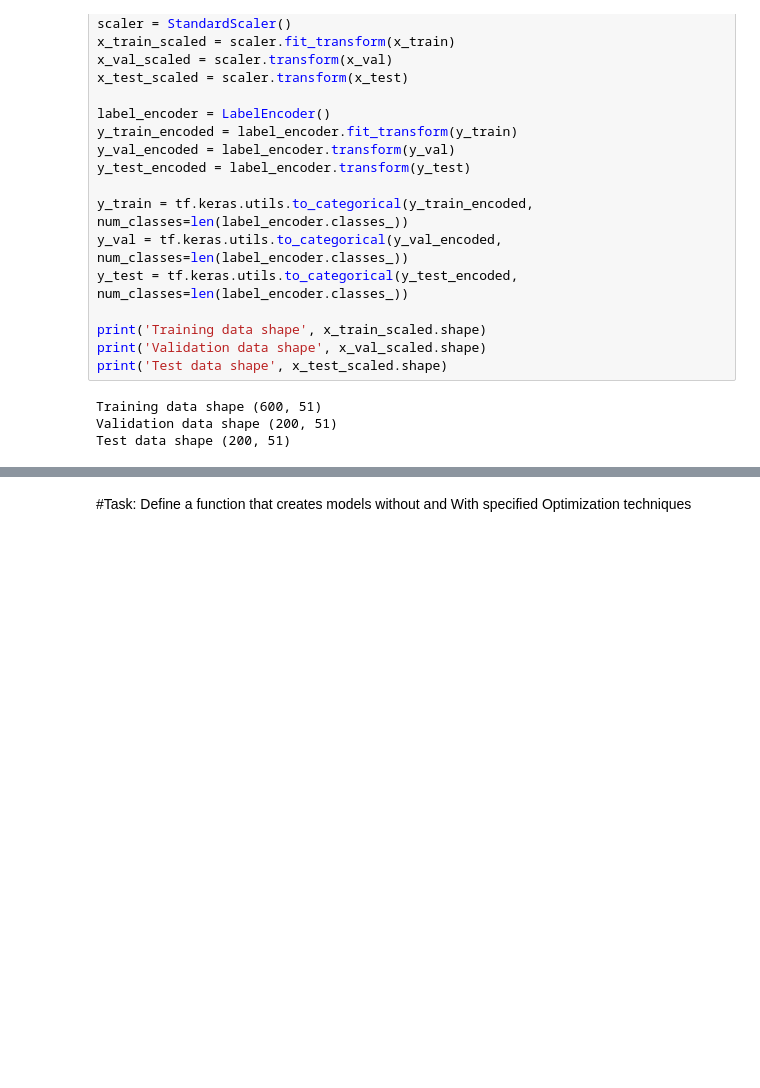
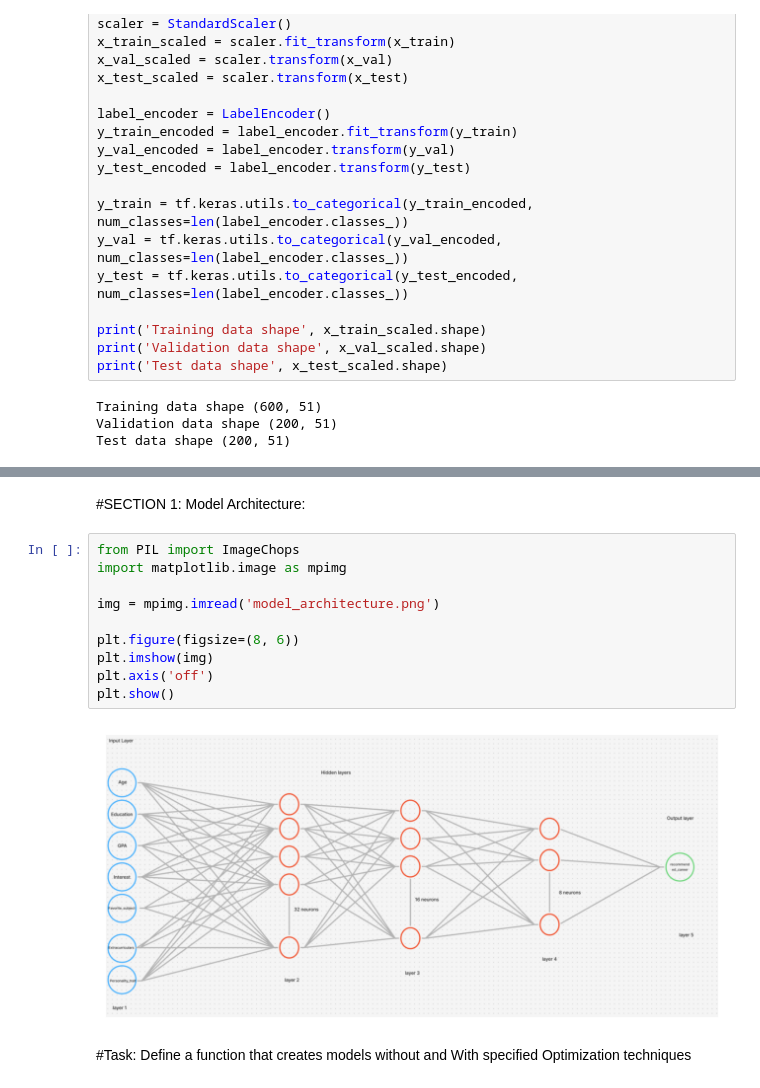
Before and after one commit to uwituzeb/summative-intro-to-ml, a Jupyter notebook: summative_Intro_to_ml_bernice_uwituze_assignment.ipynb, the cells around one changed output, grey strips where cells are left out. Cells and saved outputs as stored; diff of their text form; blank space fills up the shorter version.

Commit message:
add model architecture image

```diff
--- a/summative_Intro_to_ml_bernice_uwituze_assignment.ipynb
+++ b/summative_Intro_to_ml_bernice_uwituze_assignment.ipynb
@@ -132,3 +123,17 @@ TODO: Insert an image with the Model architecture here.Replace the image Below
+# %% [markdown]
+#SECTION 1: Model Architecture:
+# %%
+from PIL import ImageChops
+import matplotlib.image as mpimg
+
+img = mpimg.imread('model_architecture.png')
+
+plt.figure(figsize=(8, 6))
+plt.imshow(img)
+plt.axis('off')
+plt.show()
+# %% [output]
+[figure, added]
 # %% [markdown]
 #Task: Define a function that creates models without and With specified Optimization techniques
 # %%
```
Also changed, not shown: parts of 1 cell of this notebook, 1 other file.
